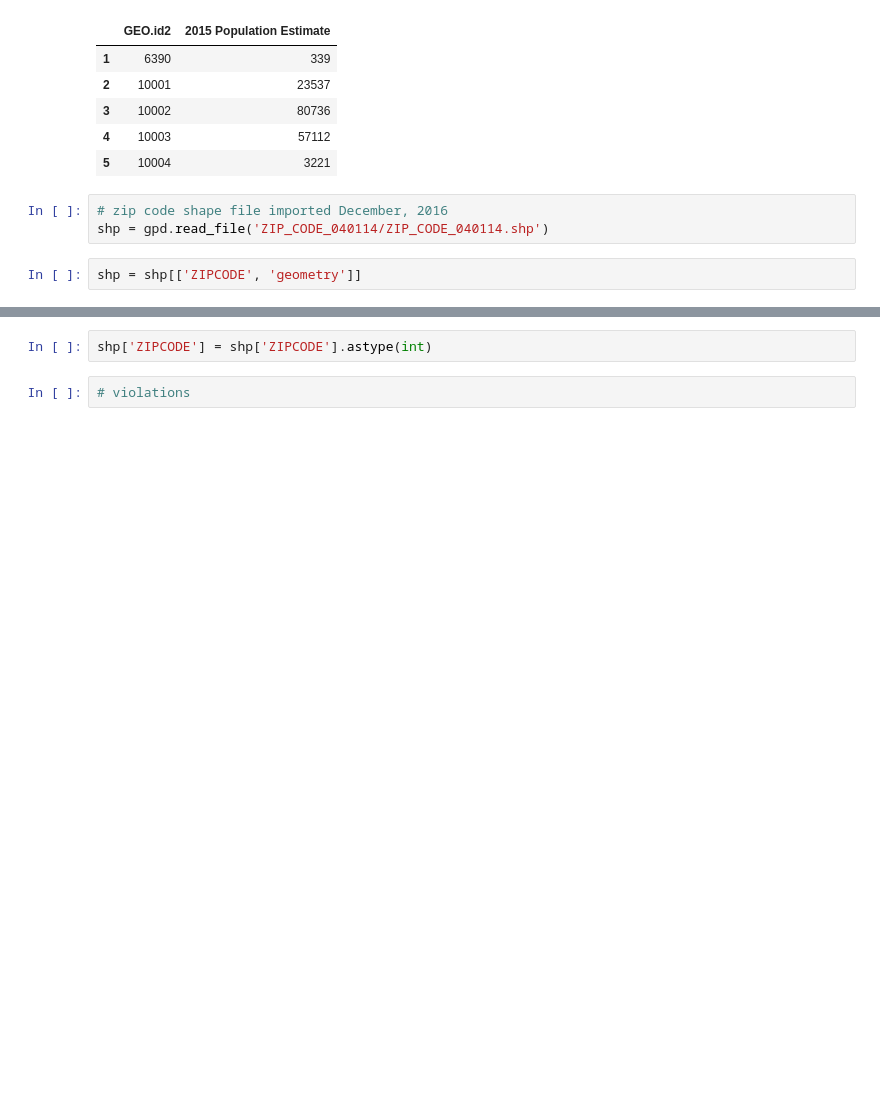
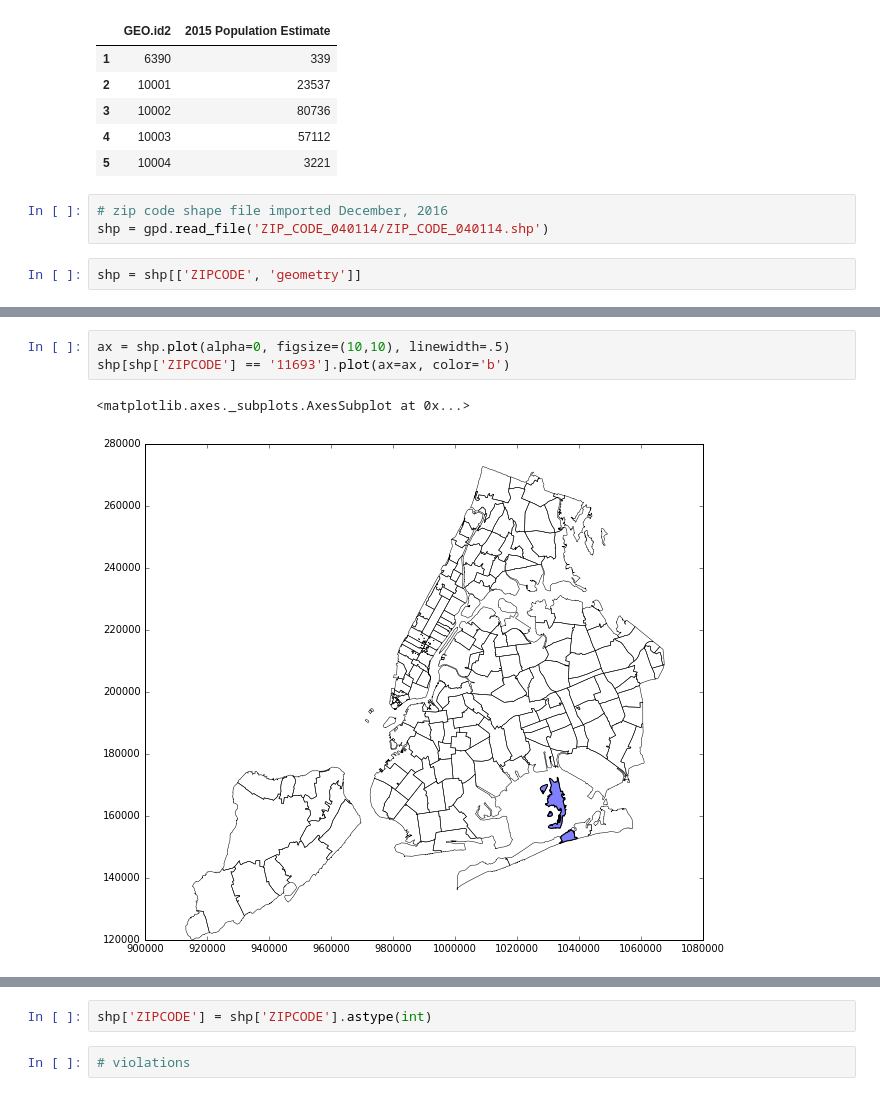
Before and after one commit to CUSPCivicAnalyticsFellows/311, a Jupyter notebook: 311_DOB_2015_Complaints_Violations_ZTA.ipynb, the cells around one changed output, grey strips where cells are left out. Drawn from its saved outputs; the diff is of its cells as text; blank space fills up the shorter version.

```diff
--- a/311_DOB_2015_Complaints_Violations_ZTA.ipynb
+++ b/311_DOB_2015_Complaints_Violations_ZTA.ipynb
@@ -87,0 +101,6 @@ shp.head()
+# %%
+ax = shp.plot(alpha=0, figsize=(10,10), linewidth=.5)
+shp[shp['ZIPCODE'] == '11693'].plot(ax=ax, color='b')
+# %% [output]
+<matplotlib.axes._subplots.AxesSubplot at 0x...>
+[figure, added]
```
Also changed, not shown: parts of 29 cells of this notebook.
